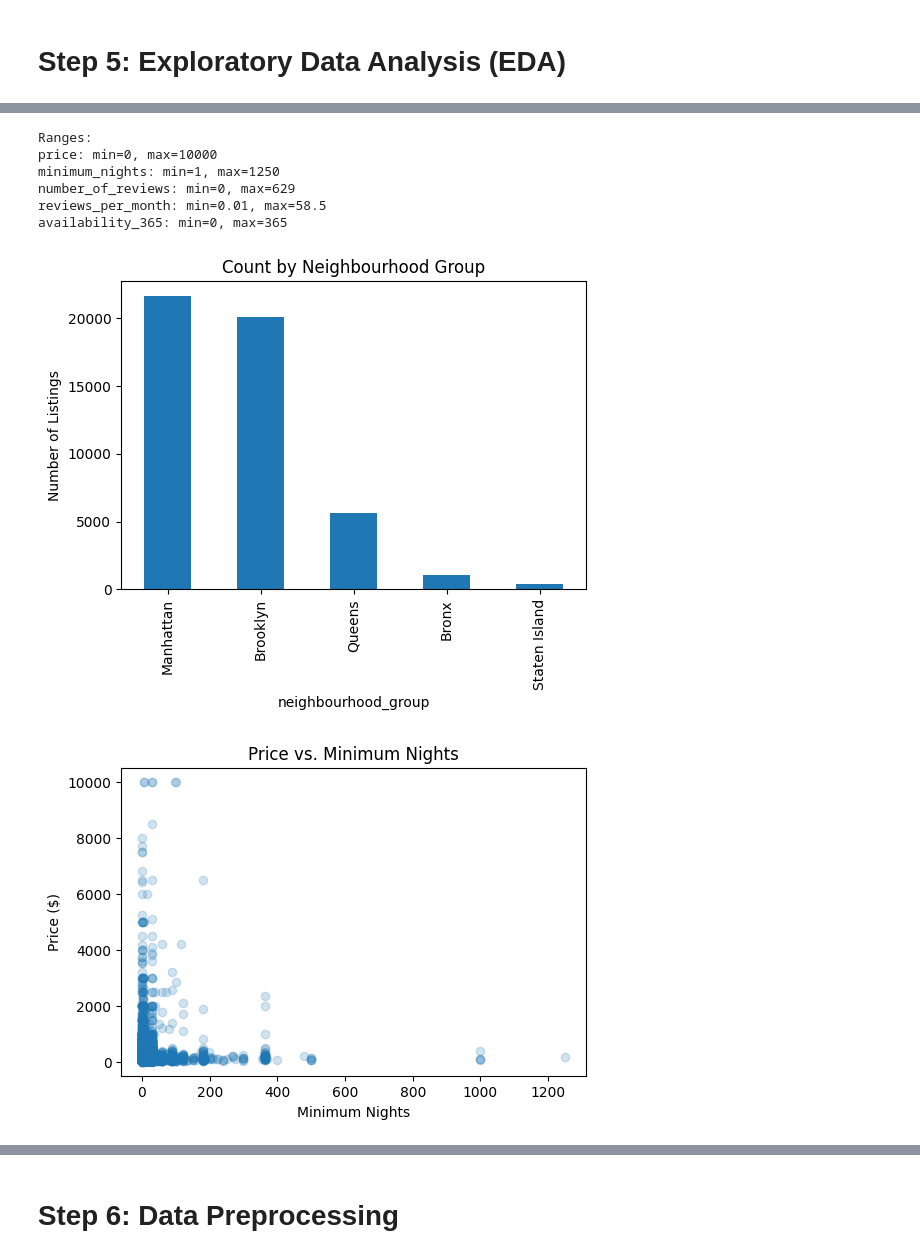
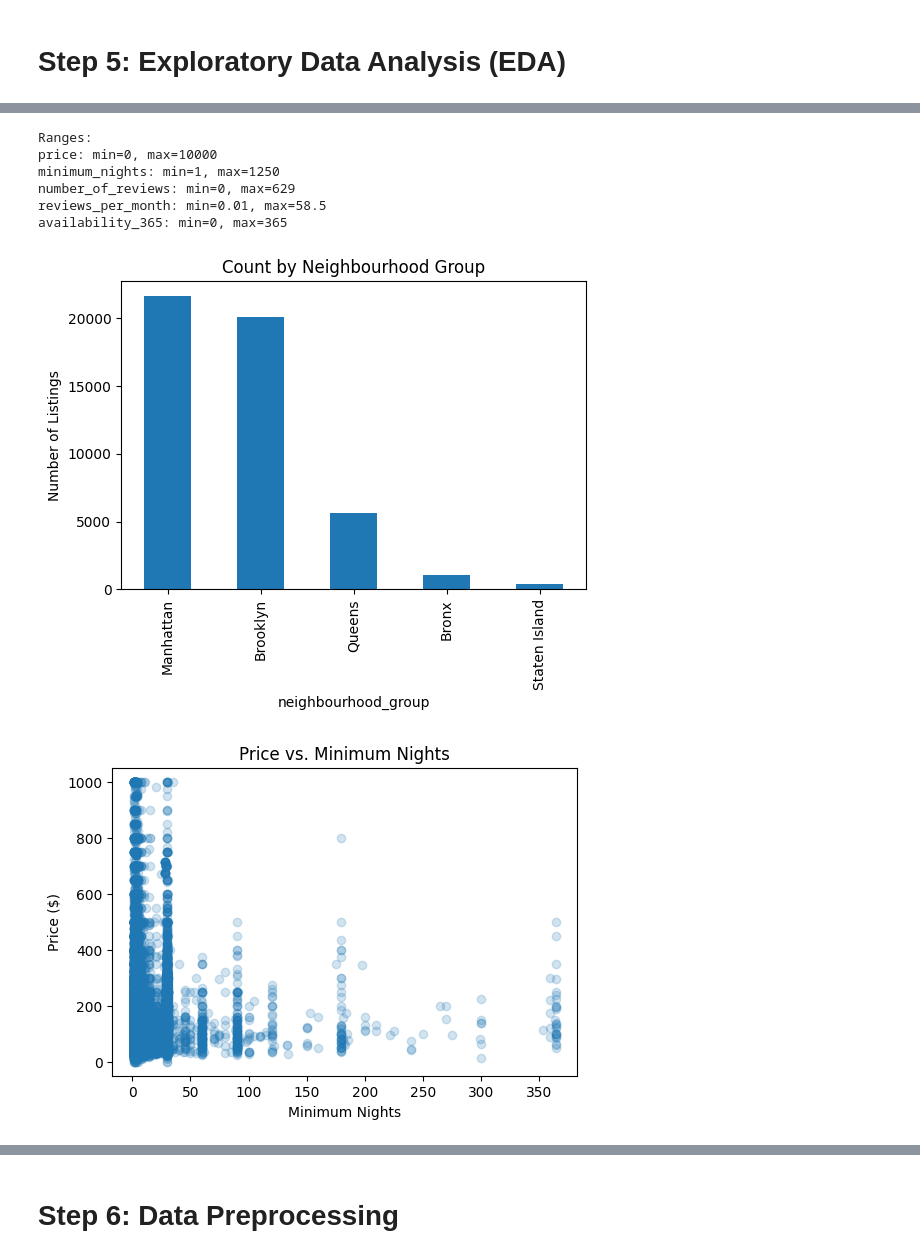
Before and after one commit to fa24abb/Final-Project-Airbnb-Price-Prediction, a Jupyter notebook: main.ipynb, the cells around one changed output, grey strips where cells are left out. Saved outputs shown, nothing was run; the diff lists cells and outputs as text; code cells hidden in the pictures.

```diff
--- a/main.ipynb
+++ b/main.ipynb
@@ -88,6 +88,9 @@ reviews_per_month                 10052
 calculated_host_listings_count        0
 availability_365                      0
 dtype: int64
+# %%
+# data cleaning
+df_clean = df[(df['price']<=1000) & (df['minimum_nights']<=365)]
 # %% [markdown]
 # Step 5: Exploratory Data Analysis (EDA)
 # %%
@@ -107,35 +110,35 @@ for col in numerical_cols:
 
 # Bar plot of neighbourhood groups
 plt.figure(figsize=(6,4))
 df['neighbourhood_group'].value_counts().plot(kind='bar')
 plt.title('Count by Neighbourhood Group')
 plt.ylabel('Number of Listings')
 plt.show()
 
 # Scatter plot price vs. minimum_nights
 plt.figure(figsize=(6,4))
-plt.scatter(df['minimum_nights'], df['price'], alpha=0.2)
+plt.scatter(df_clean['minimum_nights'], df_clean['price'], alpha=0.2)
 plt.title('Price vs. Minimum Nights')
 plt.xlabel('Minimum Nights')
 plt.ylabel('Price ($)')
 plt.show()
 
 # Correlation heatmap
 plt.figure(figsize=(8,6))
 corr = df[numerical_cols].corr()
 sns.heatmap(corr, annot=True, cmap='coolwarm')
 plt.title('Correlation Matrix')
 plt.show()
 # %% [output]
 [figure]
 Ranges:
 price: min=0, max=10000
 minimum_nights: min=1, max=1250
 number_of_reviews: min=0, max=629
 reviews_per_month: min=0.01, max=58.5
 availability_365: min=0, max=365
 [figure]
-[figure, old version]
+[figure, new version]
 [figure]
 # %% [markdown]
 # Step 6: Data Preprocessing
```
